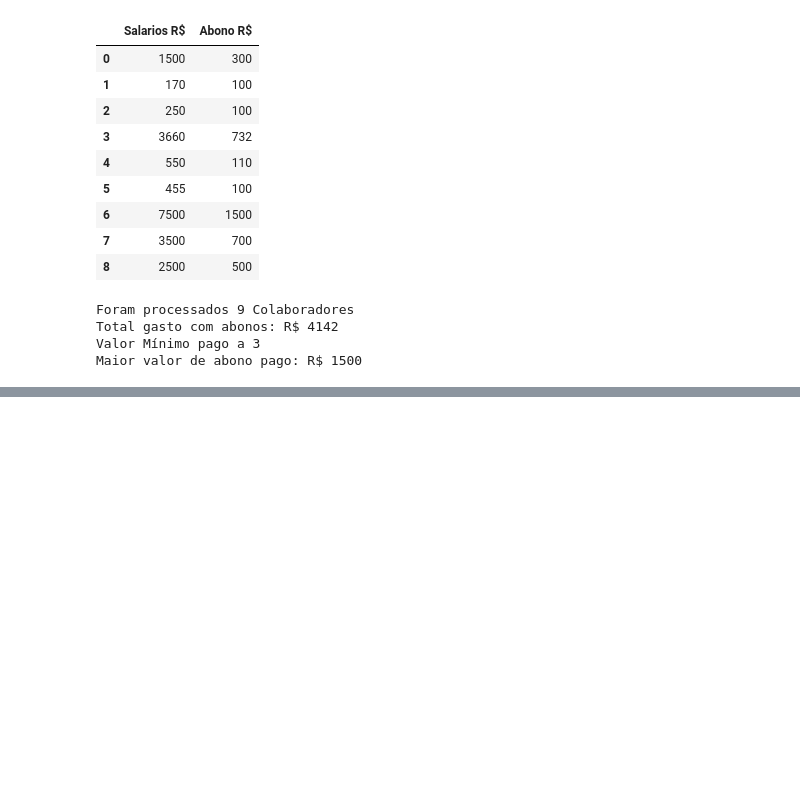
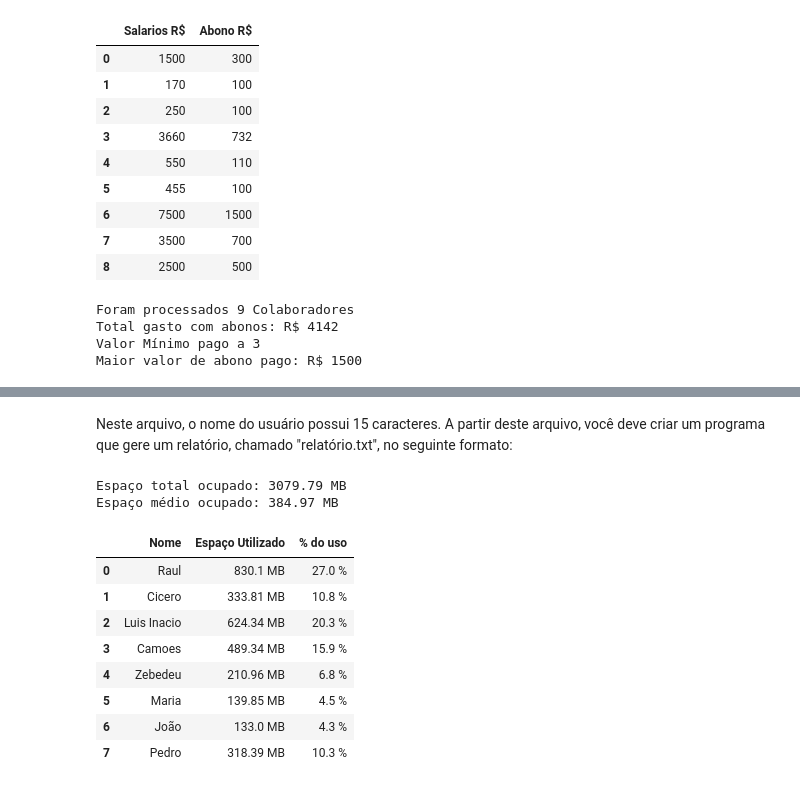
Before and after one commit to zThanael/Exercicios-Python, a Jupyter notebook: Listas - parte 2.ipynb, the cells around one changed output, grey strips where cells are left out. Cells and saved outputs as stored; diff of their text form; code cells hidden in the pictures; blank space fills up the shorter version.

Commit message:
Finalização dos exercicios de listas

```diff
--- a/Listas - parte 2.ipynb
+++ b/Listas - parte 2.ipynb
@@ -252,0 +285,15 @@ Maior valor de abono pago: R$ 1500
+# %%
+#Captação dos Valores
+veiculos = {'nome':[],'km_litro':[]}
+while True:
+    try:
+        nome = input('Qual o modelo do seu veiculo? ')
+        km_litro = float(input('Quantos kilometros faz por litro? '))
+        if nome == 0 or km_litro == 0:
+            break
+        veiculos['nome'].append(nome)
+        veiculos['km_litro'].append(km_litro)
+    except:
+        print('Valores Inválidos')
+        break
+    clear_output(wait=True)
@@ -252,0 +399,2 @@ Maior valor de abono pago: R$ 1500
+# %% [markdown]
+Neste arquivo, o nome do usuário possui 15 caracteres. A partir deste arquivo, você deve criar um programa que gere um relatório, chamado "relatório.txt", no seguinte formato:
@@ -252,0 +415,31 @@ Maior valor de abono pago: R$ 1500
+# %%
+with open("nomes.txt","r") as arquivo:
+    arq_nomes = arquivo.read()
+lista = arq_nomes.split('\n')
+lista = [nome[:nome.find(',')] for nome in lista]
+# %%
+usuarios = random.randrange(10)
+espaco_utilizado = [float(random.randrange(1, 100000))/100 for contador in range(usuarios)]
+nomes, porcentagem = [],[]
+for linha in range(usuarios):
+    nomes.append(lista[linha])
+    porcentagem.append(f'{round((espaco_utilizado[linha]*100)/sum(espaco_utilizado),1)} %')
+espaco_utilizado_str = [f'{espaco} MB' for espaco in espaco_utilizado]
+# %%
+resultado = {"Nome":nomes,"Espaço Utilizado":espaco_utilizado_str,"% do uso":porcentagem}
+df_23 = pd.DataFrame(data=resultado)
+print(f'Espaço total ocupado: {round(sum(espaco_utilizado),2)} MB')
+print(f'Espaço médio ocupado: {round(sum(espaco_utilizado)/len(espaco_utilizado),2)} MB')
+df_23
+# %% [output]
+Espaço total ocupado: 3079.79 MB
+Espaço médio ocupado: 384.97 MB
+|  | Nome | Espaço Utilizado | % do uso |
+| 0 | Raul | 830.1 MB | 27.0 % |
+| 1 | Cicero | 333.81 MB | 10.8 % |
+| 2 | Luis Inacio | 624.34 MB | 20.3 % |
+| 3 | Camoes | 489.34 MB | 15.9 % |
+| 4 | Zebedeu | 210.96 MB | 6.8 % |
+| 5 | Maria | 139.85 MB | 4.5 % |
+| 6 | João | 133.0 MB | 4.3 % |
+| 7 | Pedro | 318.39 MB | 10.3 % |
```
Also changed, not shown: parts of 17 cells of this notebook.
